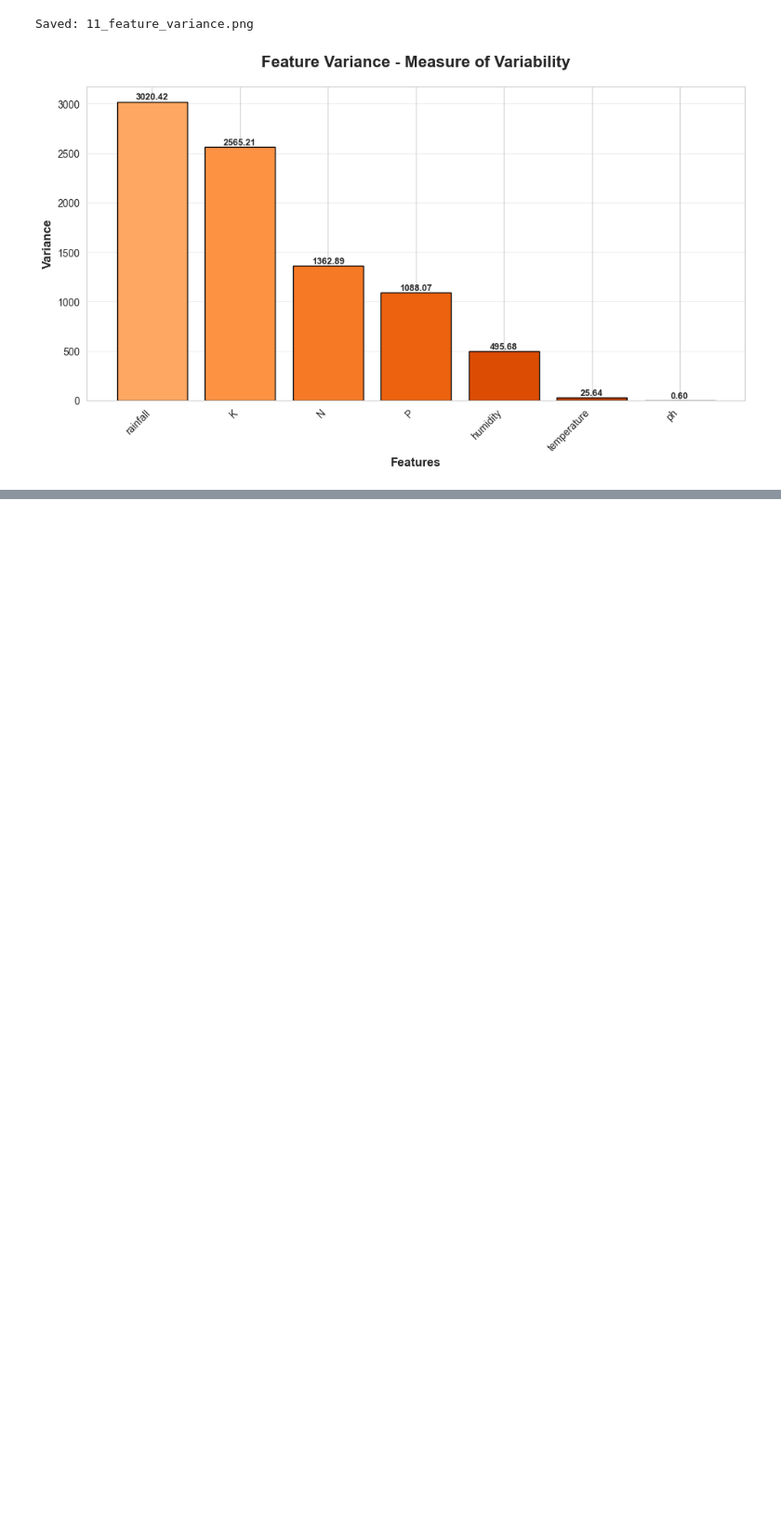
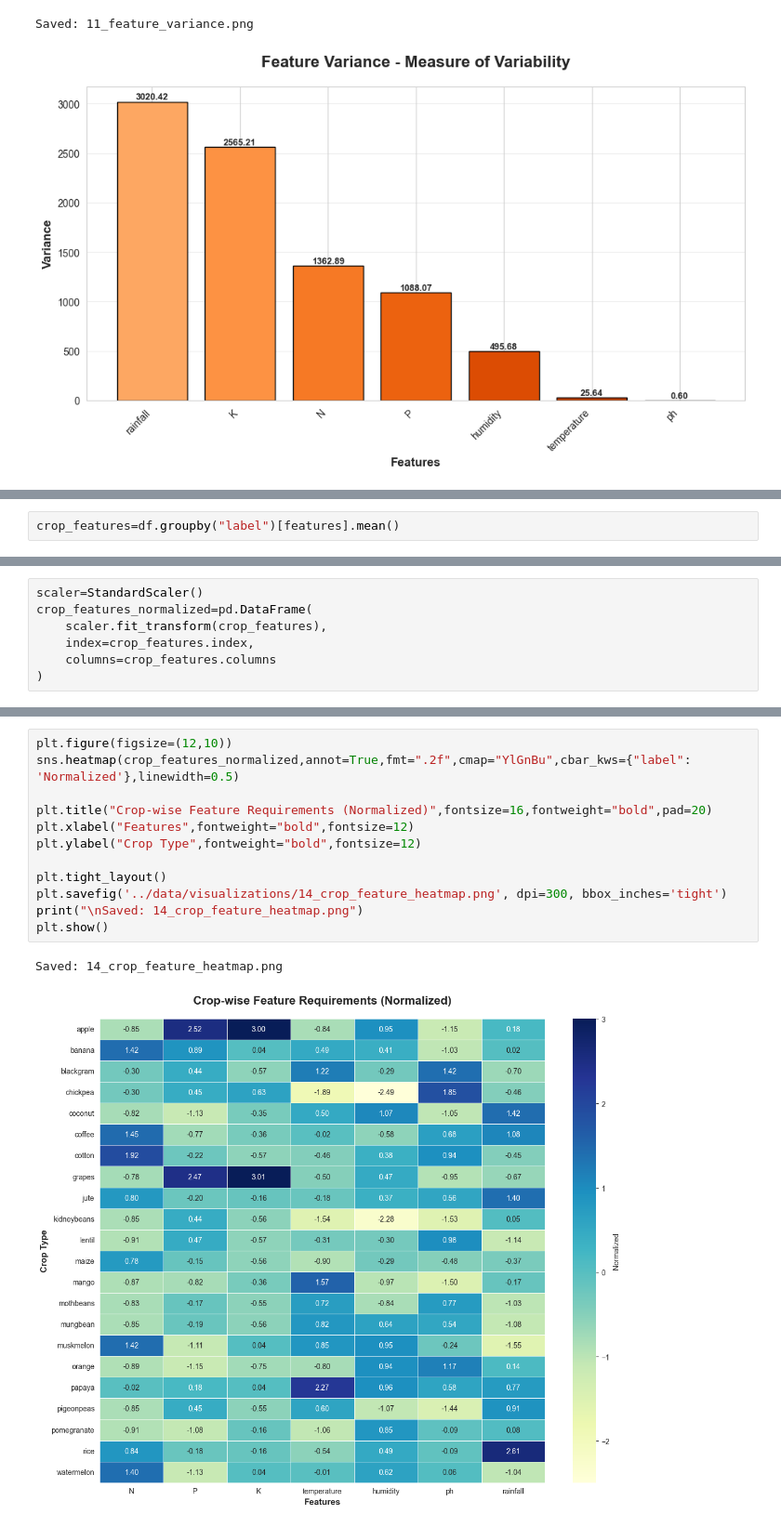
Before and after one commit to x-neon-nexus-o/AI-Powered-Crop-Recommendation-System-with-Explainable-AI-and-Economic-Analysis, a Jupyter notebook: notebooks/3.Exploratory Data Analysis.ipynb, the cells around one changed output, grey strips where cells are left out. Shown at 93% size. Cells and saved outputs as stored; diff of their text form; blank space fills up the shorter version.

```diff
--- a/notebooks/3.Exploratory Data Analysis.ipynb
+++ b/notebooks/3.Exploratory Data Analysis.ipynb
@@ -573,0 +640,2 @@ Saved: 11_feature_variance.png
+# %%
+crop_features=df.groupby("label")[features].mean()
@@ -573,0 +644,7 @@ Saved: 11_feature_variance.png
+# %%
+scaler=StandardScaler()
+crop_features_normalized=pd.DataFrame(
+    scaler.fit_transform(crop_features),
+    index=crop_features.index,
+    columns=crop_features.columns
+)
@@ -573,0 +672,15 @@ Saved: 11_feature_variance.png
+# %%
+plt.figure(figsize=(12,10))
+sns.heatmap(crop_features_normalized,annot=True,fmt=".2f",cmap="YlGnBu",cbar_kws={"label": 'Normalized'},linewidth=0.5)
+
+plt.title("Crop-wise Feature Requirements (Normalized)",fontsize=16,fontweight="bold",pad=20)
+plt.xlabel("Features",fontweight="bold",fontsize=12)
+plt.ylabel("Crop Type",fontweight="bold",fontsize=12)
+
+plt.tight_layout()
+plt.savefig('../data/visualizations/14_crop_feature_heatmap.png', dpi=300, bbox_inches='tight')
+print("\nSaved: 14_crop_feature_heatmap.png")
+plt.show()
+# %% [output]
+Saved: 14_crop_feature_heatmap.png
+[figure, added]
```
Also changed, not shown: parts of 25 cells of this notebook, 7 other files.
